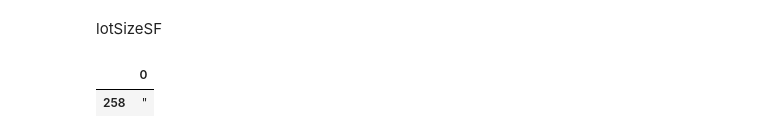
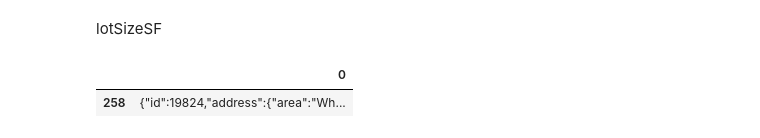
Before and after one commit to capstone-jmrs/capstone-proptech-repo, a Jupyter notebook: bluebround_details.ipynb, the cells around one changed output. Saved outputs shown, nothing was run; the diff lists cells and outputs as text; code cells hidden in the pictures.

```diff
--- a/bluebround_details.ipynb
+++ b/bluebround_details.ipynb
@@ -278,6 +278,6 @@ df.tail(1)
 |  | details |
 | 258 | Blueground.pageData = {\n propert... |
 # %%
-df2 = df['details'].str.split('key', expand=True).tail(1)
+df2 = df['details'].str.split('property:', expand=True).tail(1)
 df2
 # %% [output]
@@ -286,4 +286,8 @@ df2
 # %% [markdown]
 lotSizeSF
 # %%
-df3 = df2[1].str.split('{', expand=True).tail(1)
+test = df2[1].str.split('258:', expand=True)
+test
+# %% [output]
+|  | 0 |
+| 258 | {"id":19824,"address":{"area":"Wh... |
@@ -292,5 +293,0 @@ df3 = df3[1].str.split('{', expand=True).tail(1)
-# %%
-df3
-# %% [output]
-|  | 0 |
-| 258 | " |
```
Also changed, not shown: parts of 19 cells of this notebook, 1 other file.
